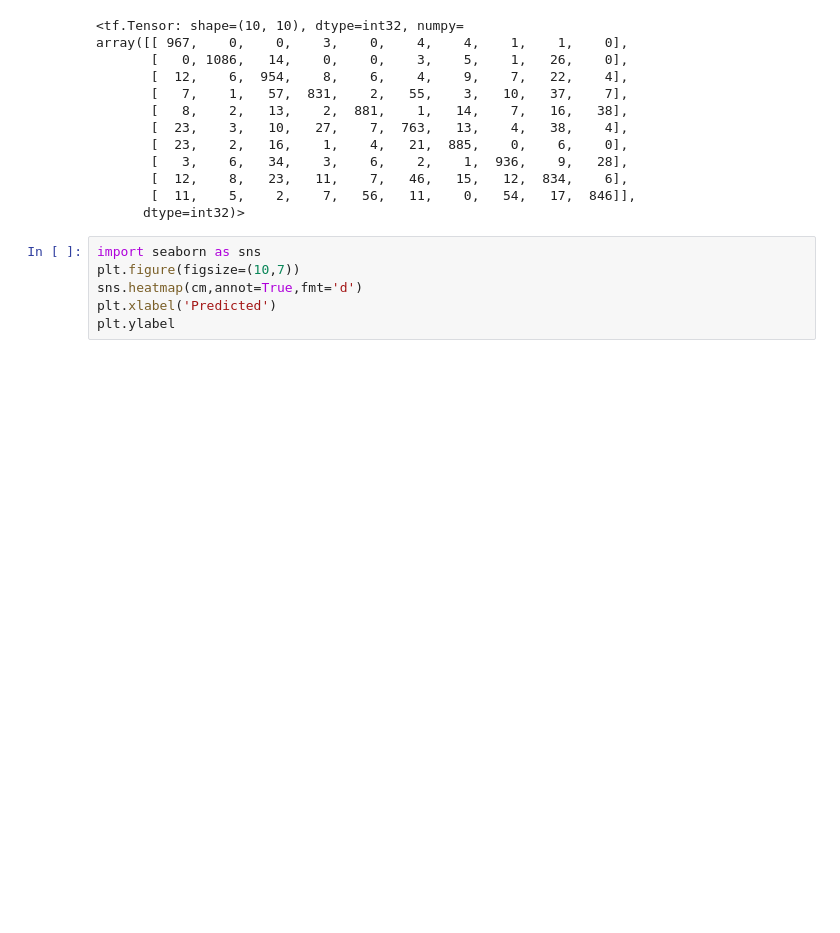
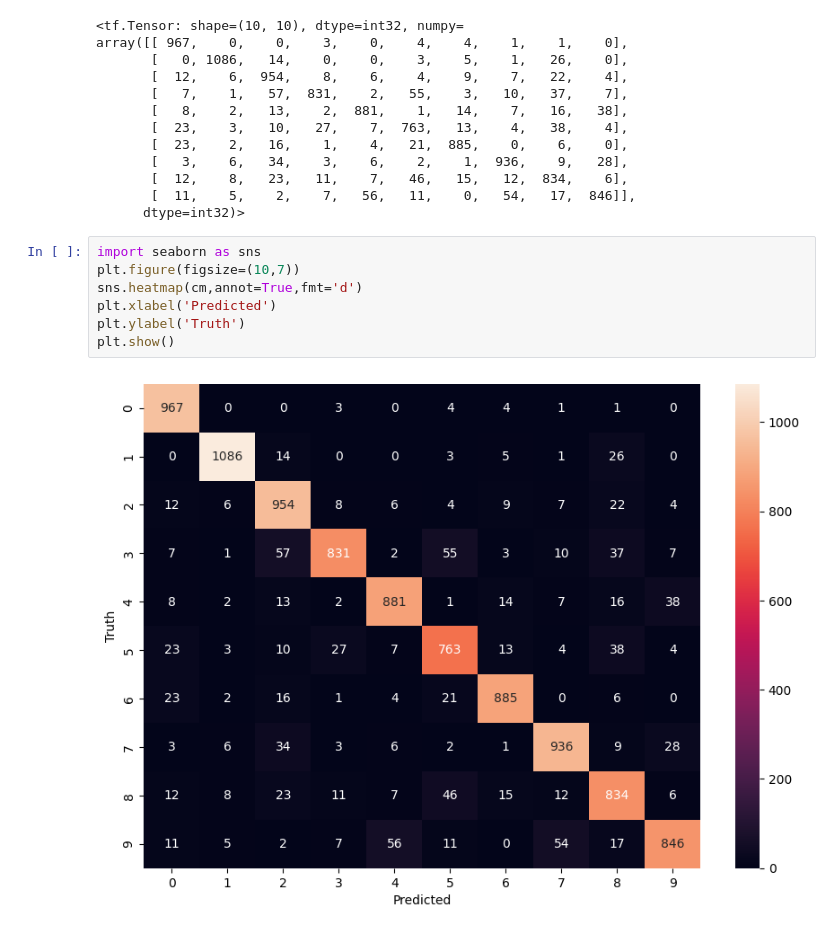
Before and after one commit to Hanishka-Kela/HRCC, a Jupyter notebook: AI_ML_TASKS/digit_classification.ipynb, the cells around one changed output. Drawn from its saved outputs; the diff is of its cells as text; blank space fills up the shorter version.

```diff
--- a/AI_ML_TASKS/digit_classification.ipynb
+++ b/AI_ML_TASKS/digit_classification.ipynb
@@ -95,6 +95,9 @@ array([[ 967,    0,    0,    3,    0,    4,    4,    1,    1,    0],
 # %%
 import seaborn as sns
 plt.figure(figsize=(10,7))
 sns.heatmap(cm,annot=True,fmt='d')
 plt.xlabel('Predicted')
-plt.ylabel
+plt.ylabel('Truth')
+plt.show()
+# %% [output]
+[figure, added]
```
Also changed, not shown: parts of 1 cell of this notebook.
